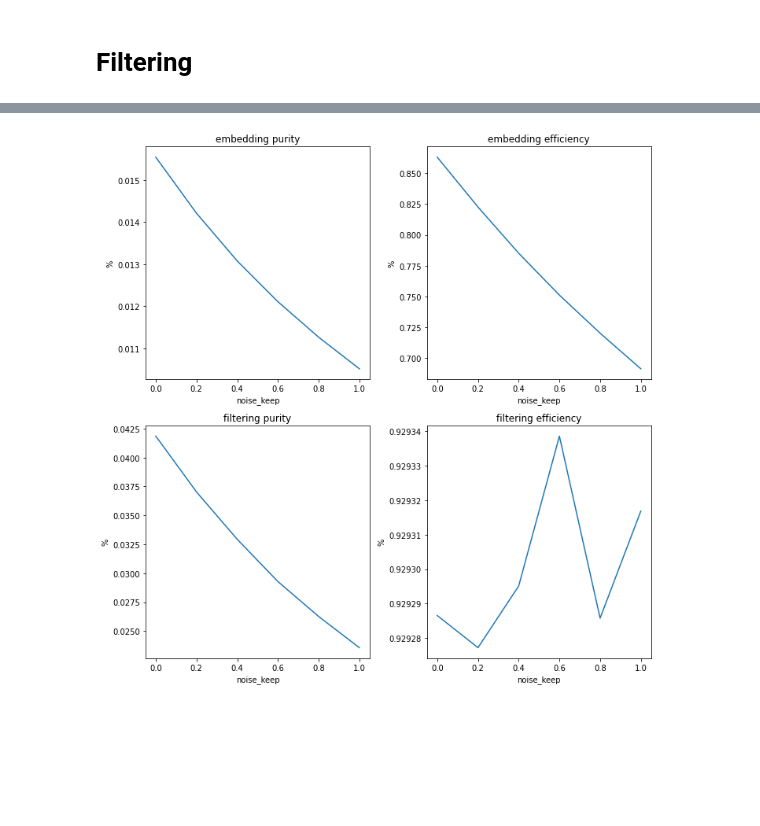
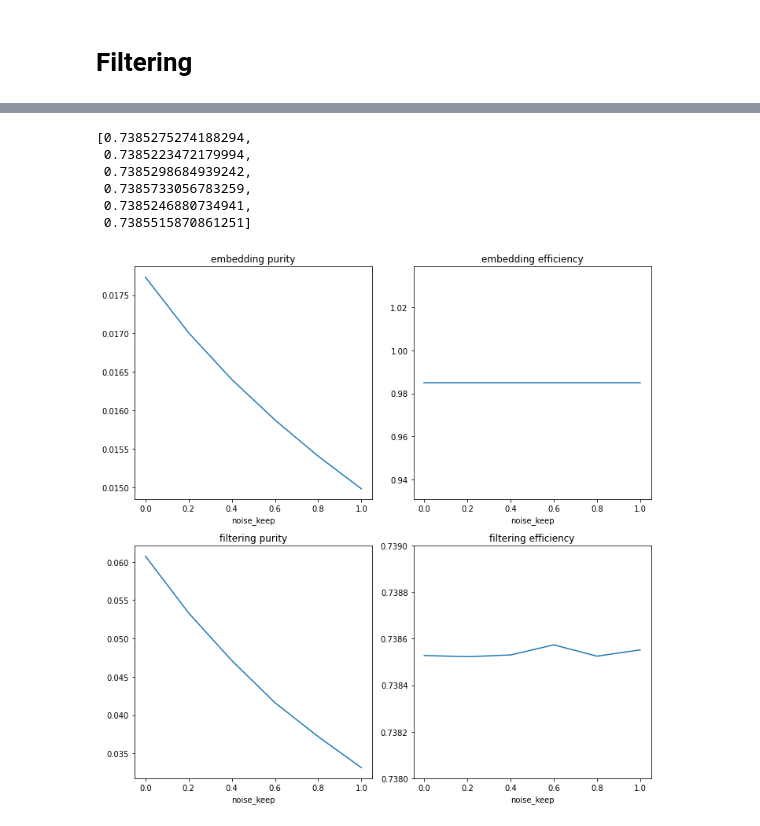
Before and after one commit to ami7o/TrackML, a Jupyter notebook: emb_filter_purity_efficiency.ipynb, the cells around one changed output, grey strips where cells are left out. Cells and saved outputs as stored; diff of their text form; code cells hidden in the pictures; blank space fills up the shorter version.

```diff
--- a/emb_filter_purity_efficiency.ipynb
+++ b/emb_filter_purity_efficiency.ipynb
@@ -62,0 +51,7 @@ def get_emb_eff_purity(hits, truth, emb_neighbors):
+# %%
+event_name = "event000001000.pickle"
+data_path = f"/global/cfs/cdirs/m3443/usr/aoka/data/classify/Classify_Example_0.2/preprocess_raw"
+hits, truth = load_event(data_path, event_name)
+neighbors = get_emb_neighbors(hits[feature_names].values, emb_model, 0.4)
+
+emb_purity, emb_efficiency = get_emb_eff_purity(hits, truth, neighbors)
@@ -80,6 +90,11 @@ def get_filter_eff_purity(hits, truth, neighbors):
     true_pairs = []
     truth_np = np.matrix(truth.values)
 
+    hit_pairs = truth[idx_pairs]
+    true_edge_mask = hit_pairs[:, 0] == hit_pairs[:, 1]
+    true_pairs = idx_pairs[true_edge_mask]
+
+    """
     with torch.autograd.no_grad():
         for i, pair in enumerate(idx_pairs):
             hit_a = truth_np[pair[0], 1]
@@ -88,9 +103,10 @@ def get_filter_eff_purity(hits, truth, neighbors):
                 true_pairs.append((pair[0], pair[1]))
             if i % (len(idx_pairs)//10) == 0:
                 print(int((i+1) / (len(idx_pairs)//100)),"% done")
+    """
 
     # get filtered pairs
-    filter_pairs, _ = apply_filter(idx_pairs, scores, 0.3)
+    filter_pairs, _ = apply_filter(idx_pairs, scores, 0.95)
     filter_pairs = [(pair[0], pair[1]) for pair in filter_pairs]
 
     # calculate efficiency and purity
@@ -99,13 +115,27 @@ def get_filter_eff_purity(hits, truth, neighbors):
     purity = n_true_pairs / len(filter_pairs)
     efficiency = n_true_pairs / len(true_pairs)
     return purity, efficiency
+# %%
+event_name = "event000001000.pickle"
+data_path = f"/global/cfs/cdirs/m3443/usr/aoka/data/classify/Classify_Example_0.4/preprocess_raw"
+hits, truth = load_event(data_path, event_name)
+
+neighbors = get_emb_neighbors(hits[feature_names].values, emb_model, 0.4)
+
+filter_purity, filter_efficiency = get_filter_eff_purity(hits, truth, neighbors)
 # %%
+import matplotlib.pyplot as plt
+%matplotlib inline
+
 noise_keeps = ["0", "0.2", "0.4", "0.6", "0.8", "1"]
 emb_ps = []
 emb_efs = []
 filter_ps = []
 filter_efs = []
-for noise_keep in noise_keeps:
+
+fig, axes = plt.subplots(2, 3, figsize=(10,10))
+
+for i, noise_keep in enumerate(noise_keeps):
     event_name = "event000001000.pickle"
     data_path = f"/global/cfs/cdirs/m3443/usr/aoka/data/classify/Classify_Example_{noise_keep}/preprocess_raw"
     hits, truth = load_event(data_path, event_name)
@@ -114,6 +144,9 @@ for noise_keep in noise_keeps:
     neighbors = get_emb_neighbors(hits[feature_names].values, emb_model, 0.4)
 
     emb_purity, emb_efficiency = get_emb_eff_purity(hits, truth, neighbors)
+    axes[i//3][i%3].hist(emb_purity, 50, range=(0, 0.1))
+    emb_purity = sum(emb_purity)/len(emb_purity)
+    emb_efficiency = sum(emb_efficiency)/len(emb_efficiency)
     print("emb result:", emb_purity, emb_efficiency)
     emb_ps.append(emb_purity)
     emb_efs.append(emb_efficiency)
@@ -122,6 +155,8 @@ for noise_keep in noise_keeps:
     print("filter result:", filter_purity, filter_efficiency)
     filter_ps.append(filter_purity)
     filter_efs.append(filter_efficiency)
+
+plt.tight_layout()
 # %% [output]
 event: 0 number of hits: 52482
 0 % done
@@ -143,29 +179,35 @@ filter result: 0.023567513084571567 0.9293168416823222
+# %%
+filter_efs
+# %% [output]
+[0.7385275274188294,
+ 0.7385223472179994,
+ 0.7385298684939242,
+ 0.7385733056783259,
+ 0.7385246880734941,
+ 0.7385515870861251]
 # %%
 import matplotlib.pyplot as plt
 %matplotlib inline
 
 import numpy as np
 
 fig, ((ax1, ax2), (ax3, ax4)) = plt.subplots(2, 2, figsize=(10,10))
 x = [float(keep) for keep in noise_keeps]
 ax1.plot(x, emb_ps)
 ax1.set_title("embedding purity")
 ax1.set_xlabel("noise_keep")
-ax1.set_ylabel("%")
 ax2.plot(x, emb_efs)
 ax2.set_title("embedding efficiency")
 ax2.set_xlabel("noise_keep")
-ax2.set_ylabel("%")
 
 ax3.plot(x, filter_ps)
 ax3.set_title("filtering purity")
 ax3.set_xlabel("noise_keep")
-ax3.set_ylabel("%")
 ax4.plot(x, filter_efs)
+ax4.set_ylim(0.738, 0.739)
 ax4.set_title("filtering efficiency")
 ax4.set_xlabel("noise_keep")
-ax4.set_ylabel("%")
 
 plt.tight_layout()
 # %% [output]
-[figure, old version]
+[figure, new version]
```
Also changed, not shown: parts of 7 cells of this notebook.
